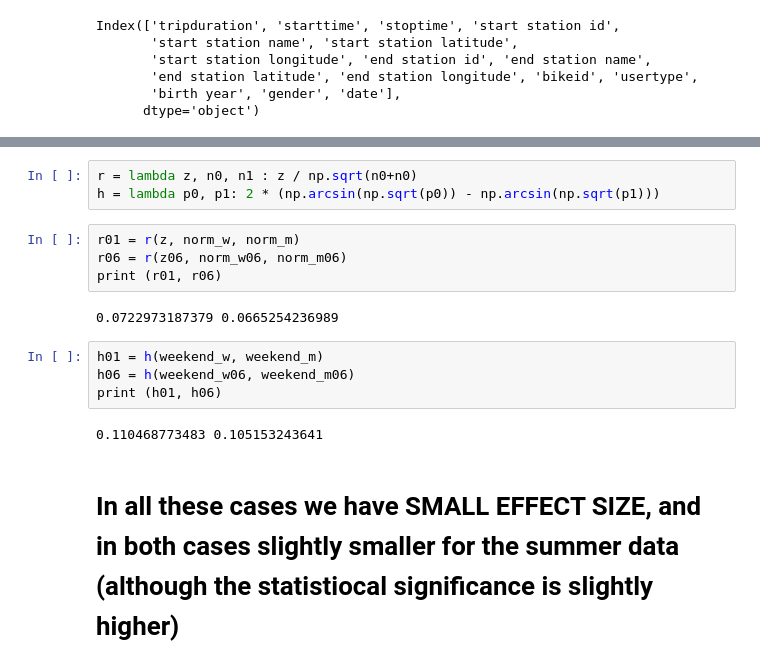
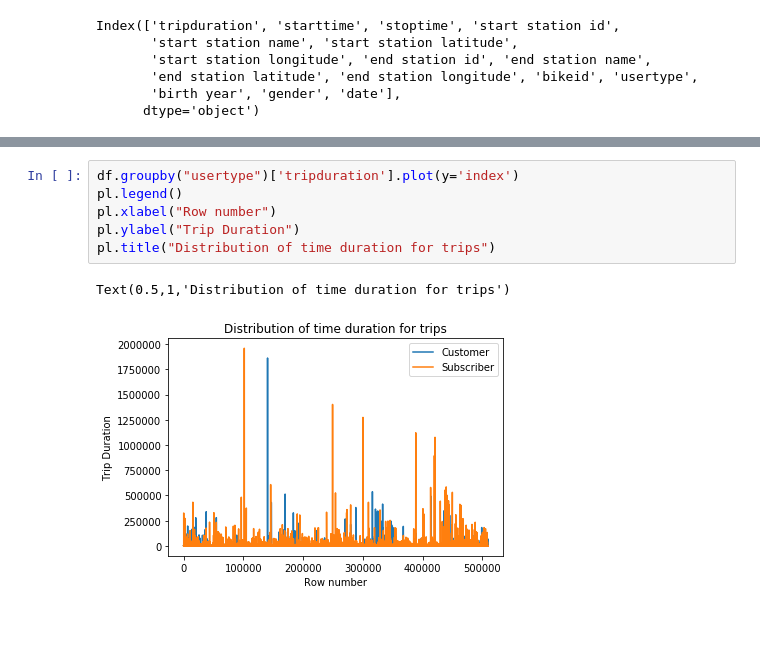
Before and after one commit to SohamMody/PUI2018_srm699, a Jupyter notebook: HW4_srm699/HW4_Assignment2.ipynb, the cells around one changed output, grey strips where cells are left out. Cells and saved outputs as stored; diff of their text form; blank space fills up the shorter version.

```diff
--- a/HW4_srm699/HW4_Assignment2.ipynb
+++ b/HW4_srm699/HW4_Assignment2.ipynb
@@ -444,17 +133,9 @@ The z statistics is 23.34
-# %%
-r = lambda z, n0, n1 : z / np.sqrt(n0+n0)
-h = lambda p0, p1: 2 * (np.arcsin(np.sqrt(p0)) - np.arcsin(np.sqrt(p1)))
-# %%
-r01 = r(z, norm_w, norm_m)
-r06 = r(z06, norm_w06, norm_m06)
-print (r01, r06)
-# %% [output]
-0.0722973187379 0.0665254236989
-# %%
-h01 = h(weekend_w, weekend_m)
-h06 = h(weekend_w06, weekend_m06)
-print (h01, h06)
-# %% [output]
-0.110468773483 0.105153243641
-# %% [markdown]
-# In all these cases we have SMALL EFFECT SIZE, and in both cases slightly smaller for the summer data (although the statistiocal significance is slightly higher)
+# %%
+df.groupby("usertype")['tripduration'].plot(y='index')
+pl.legend()
+pl.xlabel("Row number")
+pl.ylabel("Trip Duration")
+pl.title("Distribution of time duration for trips")
+# %% [output]
+Text(0.5,1,'Distribution of time duration for trips')
+[figure, added]
```
Also changed, not shown: parts of 47 cells of this notebook.
